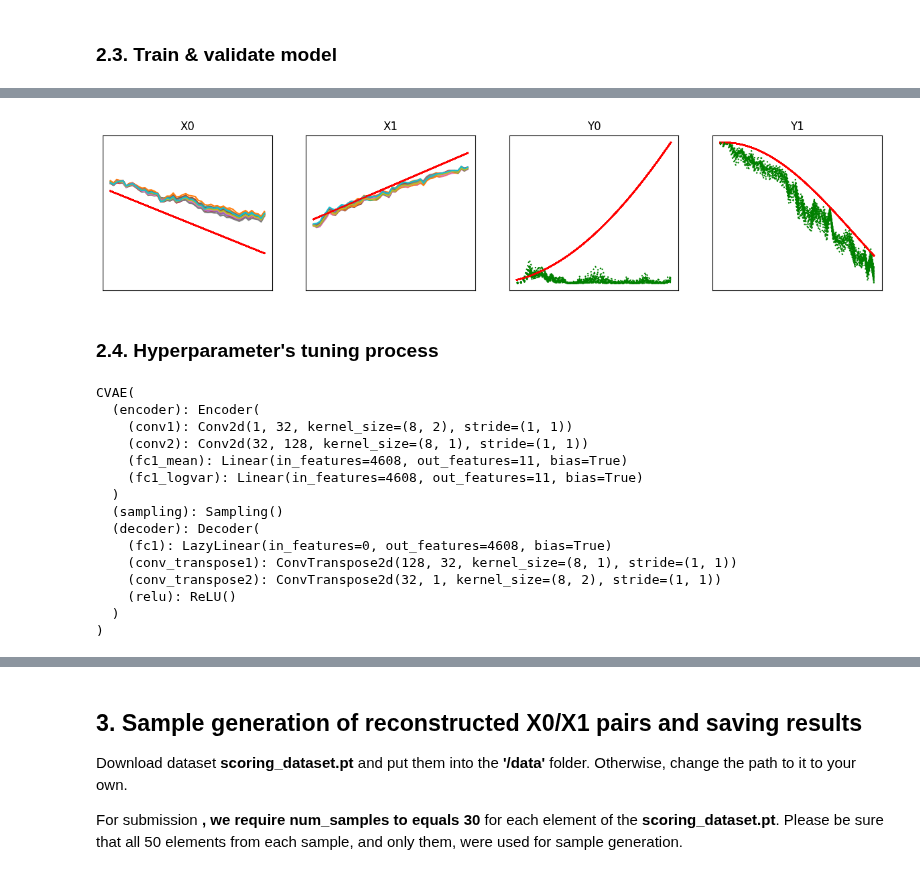
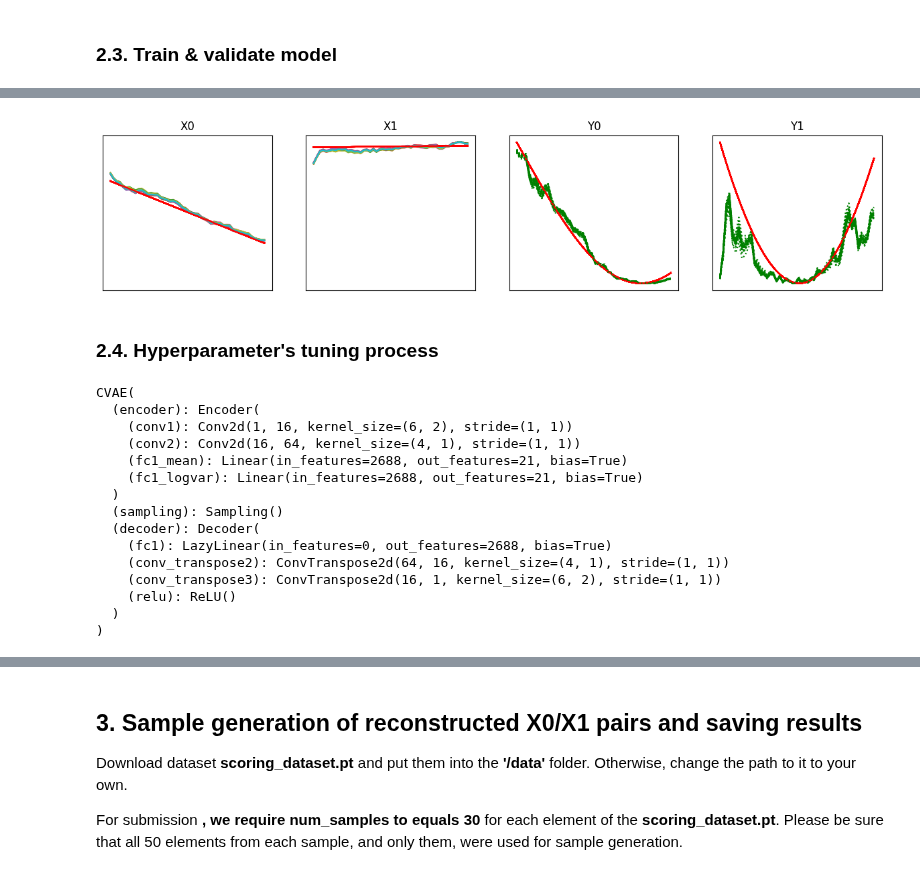
Before and after one commit to Mehul0x/BH-24-2Y, a Jupyter notebook: Starter Notebook.ipynb, the cells around one changed output, grey strips where cells are left out. Cells and saved outputs as stored; diff of their text form; code cells hidden in the pictures.

```diff
--- a/Starter Notebook.ipynb
+++ b/Starter Notebook.ipynb
@@ -184,10 +184,12 @@ model_parameters = {
     "number_of_functions": number_of_functions,
     "bias": True,
     "in_channels1": 1,
-    "out_channels1": 16,
-    "kernel_size1": [7, 2],
-    "out_channels2": 32,
-    "kernel_size2": [4, 1]
+    "out_channels1": 16 ,
+    "kernel_size1": [6, 2],
+    "out_channels2": 64,
+    "kernel_size2": [4, 1],
+    "out_channels3": 64,
+    "kernel_size3": [4, 1]
 }
 
 with open('config_model.yaml', 'w') as f:
@@ -204,16 +206,18 @@ cond_shape = (number_of_points, number_of_functions)
 
 # Define initial state of hyperparameters
 hyperparameters = {
-    "latent_dim": 17,
-    "lr" : 0.06573197927602183,
-    "batch_size" : 128,
-    "beta" : 9.800285258372288,
-    'wx': 3.194060828647482,
-    'wy': 10.68232471184584,
-    "num_epochs":50
-}
+    'latent_dim': 8,
+    'lr': 0.004699203904034449,
+    'beta': 13.254604785840401,
+    'wx': 0.2797739476512935,
+    'wy': 0.1487447727368247,
+    'batch_size': 232,
+    "epoch":50
+    }
 
-latent_dim, lr, batch_size, beta, wx, wy, num_epochs = hyperparameters.values()
+
+
+latent_dim, lr, beta,  wx, wy,batch_size, num_epochs = hyperparameters.values()
 
 cvae = CVAE.CVAE(latent_dim).to(device)
 
@@ -286,10 +307,11 @@ KeyboardInterrupt:
 # %%
 x_output, y_output = CVAE_fn.generate_samples(model, num_samples, given_y, input_shape)
-y_output = torch.reshape(y_output, (len(y_output), 1, number_of_points, number_of_functions))
+y_output = torch.reshape(y_output, (len(y_output), 1, number_of_points
+                                    , number_of_functions))
 
 CVAE_fn.plot_samples_stacked(given_x, x_output.cpu(), y_output.cpu(),fun_list = functions)
 # %% [output]
-[figure, old version]
+[figure, new version]
 # %% [markdown]
 ### 2.4. Hyperparameter's tuning process
 # %%
@@ -306,8 +328,8 @@ model_parameters = {
     "bias": True,
     "in_channels1": 1,
     "out_channels1": 16,
-    "kernel_size1": [7, 2],
-    "out_channels2": 32,
+    "kernel_size1": [6, 2],
+    "out_channels2": 64,
     "kernel_size2": [4, 1]
 }
 
@@ -343,16 +365,16 @@ model
 # %% [output]
 CVAE(
   (encoder): Encoder(
-    (conv1): Conv2d(1, 32, kernel_size=(8, 2), stride=(1, 1))
-    (conv2): Conv2d(32, 128, kernel_size=(8, 1), stride=(1, 1))
-    (fc1_mean): Linear(in_features=4608, out_features=11, bias=True)
-    (fc1_logvar): Linear(in_features=4608, out_features=11, bias=True)
+    (conv1): Conv2d(1, 16, kernel_size=(6, 2), stride=(1, 1))
+    (conv2): Conv2d(16, 64, kernel_size=(4, 1), stride=(1, 1))
+    (fc1_mean): Linear(in_features=2688, out_features=21, bias=True)
+    (fc1_logvar): Linear(in_features=2688, out_features=21, bias=True)
   )
   (sampling): Sampling()
   (decoder): Decoder(
-    (fc1): LazyLinear(in_features=0, out_features=4608, bias=True)
-    (conv_transpose1): ConvTranspose2d(128, 32, kernel_size=(8, 1), stride=(1, 1))
-    (conv_transpose2): ConvTranspose2d(32, 1, kernel_size=(8, 2), stride=(1, 1))
+    (fc1): LazyLinear(in_features=0, out_features=2688, bias=True)
+    (conv_transpose2): ConvTranspose2d(64, 16, kernel_size=(4, 1), stride=(1, 1))
+    (conv_transpose3): ConvTranspose2d(16, 1, kernel_size=(6, 2), stride=(1, 1))
     (relu): ReLU()
   )
 )
```
Also changed, not shown: parts of 11 cells of this notebook, 1 other file.
